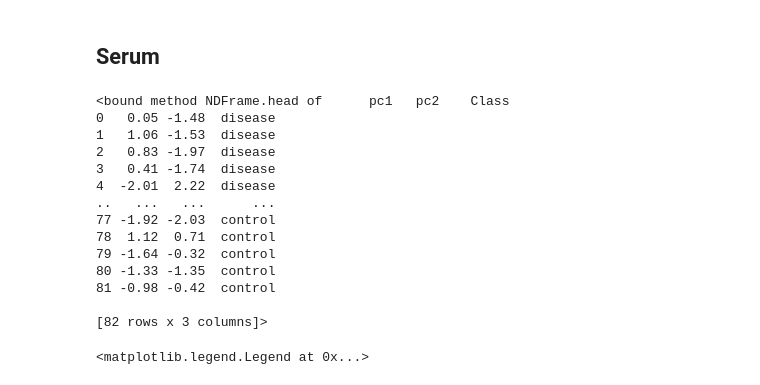
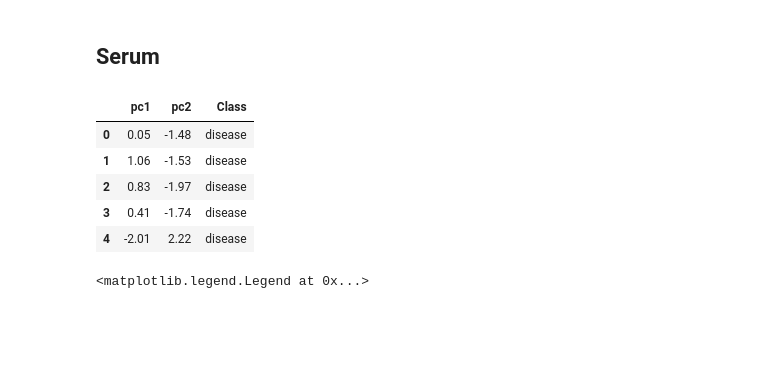
Before and after one commit to utshabkg/lung_cancer_biomarker, a Jupyter notebook: specific_metabolics_accuracy.ipynb, the cells around one changed output. Saved outputs shown, nothing was run; the diff lists cells and outputs as text; code cells hidden in the pictures; blank space fills up the shorter version.

```diff
--- a/specific_metabolics_accuracy.ipynb
+++ b/specific_metabolics_accuracy.ipynb
@@ -180,23 +184,15 @@ tsne_plotting(tsne3_plasma_df, 3)
 # %%
 pca2_serum = pca_analysis(serum, 2)
 
 pca2_serum_df = make_dataframe(pca2_serum, 2)
-print(pca2_serum_df.head)
+pca2_serum_df.head()
 # %% [output]
-<bound method NDFrame.head of      pc1   pc2    Class
-0   0.05 -1.48  disease
-1   1.06 -1.53  disease
-2   0.83 -1.97  disease
-3   0.41 -1.74  disease
-4  -2.01  2.22  disease
-..   ...   ...      ...
-77 -1.92 -2.03  control
-78  1.12  0.71  control
-79 -1.64 -0.32  control
-80 -1.33 -1.35  control
-81 -0.98 -0.42  control
-
-[82 rows x 3 columns]>
+|  | pc1 | pc2 | Class |
+| 0 | 0.05 | -1.48 | disease |
+| 1 | 1.06 | -1.53 | disease |
+| 2 | 0.83 | -1.97 | disease |
+| 3 | 0.41 | -1.74 | disease |
+| 4 | -2.01 | 2.22 | disease |
 # %%
 plt.figure()
 plt.figure(figsize=(4, 4))
```
Also changed, not shown: parts of 16 cells of this notebook, 2 other files.
